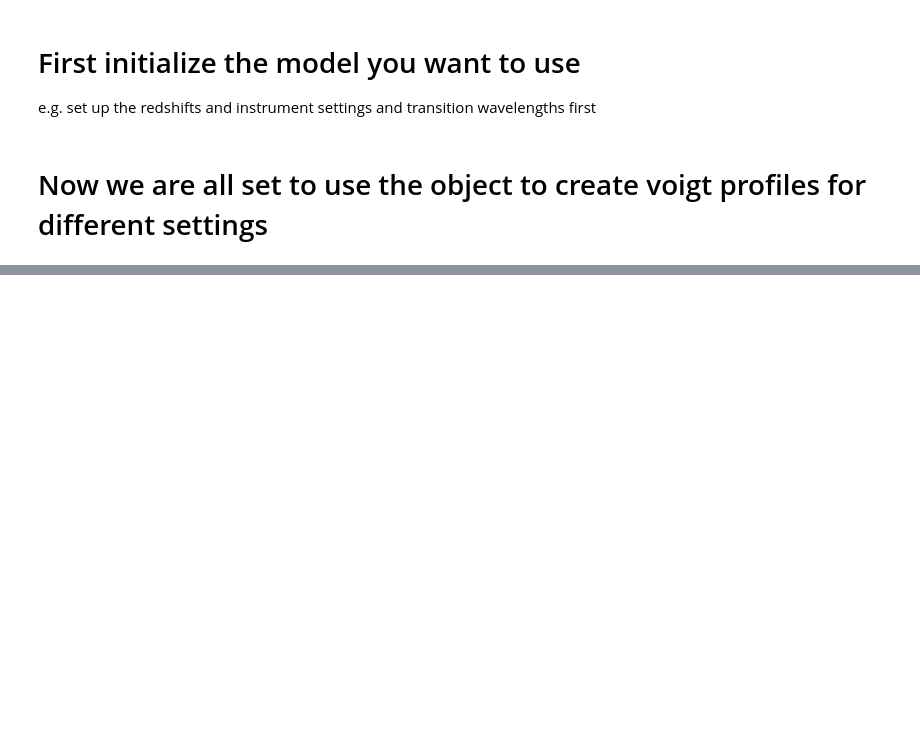
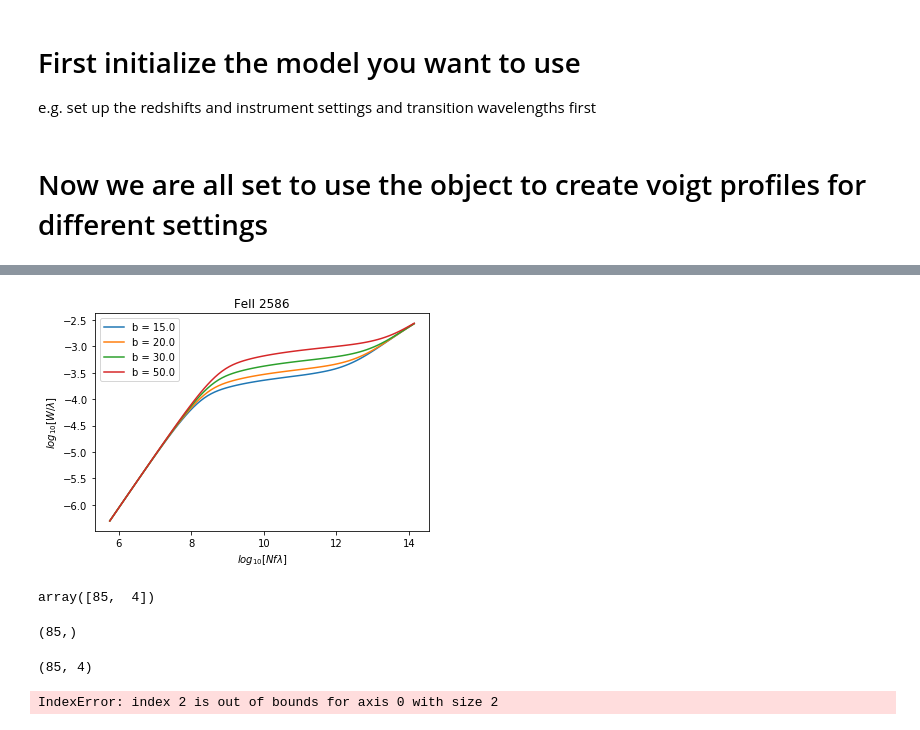
Before and after one commit to rongmon/rbvfit, a Jupyter notebook: src/rbvfit/test.ipynb, the cells around one changed output, grey strips where cells are left out. Drawn from its saved outputs; the diff is of its cells as text; code cells hidden in the pictures; blank space fills up the shorter version.

```diff
--- a/src/rbvfit/test.ipynb
+++ b/src/rbvfit/test.ipynb
@@ -118,0 +181,8 @@ array([2796.3 , 2796.3 , 2796.3 , 2803.5 , 2803.5 , 2803.5 , 1215.67])
+# %%
+s.plot_cog()
+# %% [output]
+[figure, added]
+# %%
+tt
+# %% [output]
+array([85,  4])
@@ -118,0 +191,12 @@ array([2796.3 , 2796.3 , 2796.3 , 2803.5 , 2803.5 , 2803.5 , 1215.67])
+# %%
+np.shape(Wlist)
+# %% [output]
+(85,)
+# %%
+np.shape(tt)
+# %% [output]
+(85, 4)
+# %%
+tt[2]
+# %% [output]
+IndexError: index 2 is out of bounds for axis 0 with size 2
```
Also changed, not shown: parts of 14 cells of this notebook, 2 other files.
